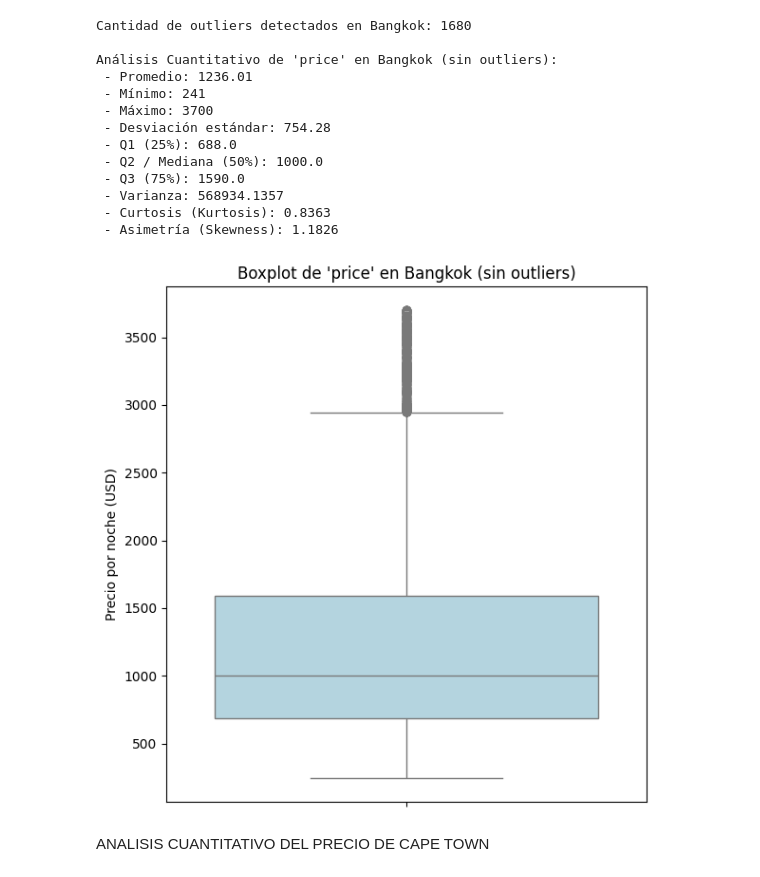
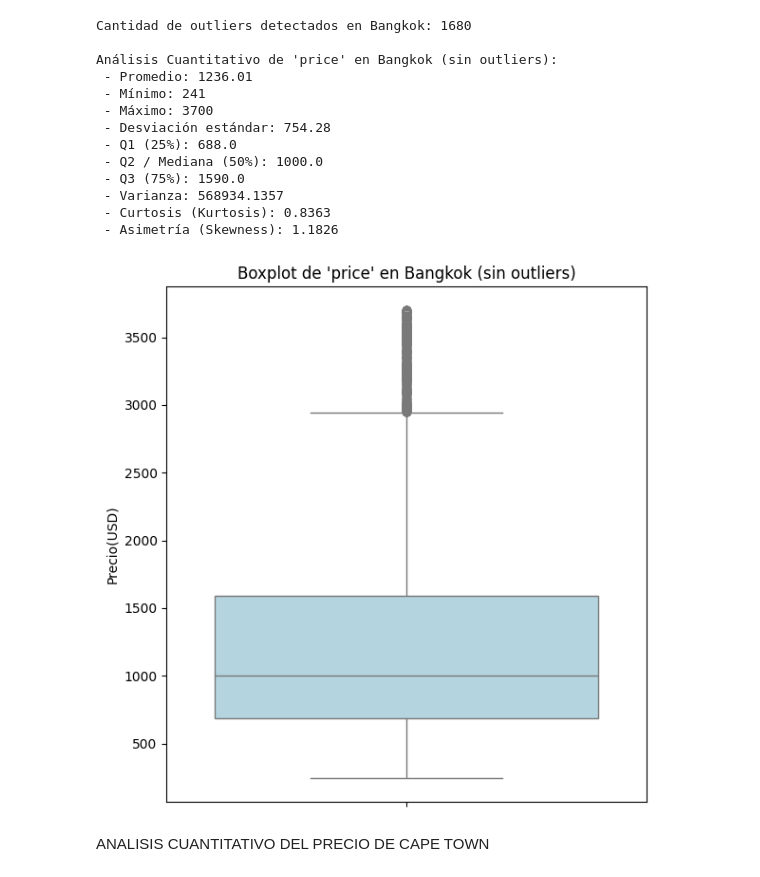
Before and after one commit to f3rn1nd1/EDA-LISTINGS, a Jupyter notebook: AirBnB_V2/2_EDA/price.ipynb, the cells around one changed output. Drawn from its saved outputs; the diff is of its cells as text; code cells hidden in the pictures.

```diff
--- a/AirBnB_V2/2_EDA/price.ipynb
+++ b/AirBnB_V2/2_EDA/price.ipynb
@@ -1360,32 +1581,32 @@ Análisis Cuantitativo de 'price' en Bangkok (sin outliers):
 # %%
 import matplotlib.pyplot as plt
 import seaborn as sns
 
 # Filtrar datos de la ciudad de París
 datos_paris = data[data['city'].str.lower() == 'bangkok']
 
 # Filtrar valores válidos de price: sin nulos ni valores <= 0
 valores_validos = datos_paris['price'].dropna()
 valores_validos = valores_validos[valores_validos > 0]
 
 # Calcular IQR y eliminar outliers
 q1 = valores_validos.quantile(0.25)
 q3 = valores_validos.quantile(0.75)
 iqr = q3 - q1
 limite_inferior = q1 - 1.5 * iqr
 limite_superior = q3 + 1.5 * iqr
 
 valores_sin_outliers = valores_validos[(valores_validos >= limite_inferior) & (valores_validos <= limite_superior)]
 
 # Crear el boxplot
 plt.figure(figsize=(6, 6))
 sns.boxplot(y=valores_sin_outliers, color="lightblue")
 plt.title("Boxplot de 'price' en Bangkok (sin outliers)")
-plt.ylabel("Precio por noche (USD)")
+plt.ylabel("Precio(USD)")
 plt.tight_layout()
 plt.show()
 # %% [output]
-[figure, old version]
+[figure, new version]
 # %% [markdown]
 ANALISIS CUANTITATIVO DEL PRECIO DE CAPE TOWN
 # %%
```
Also changed, not shown: parts of 16 cells of this notebook, 18 other files.
